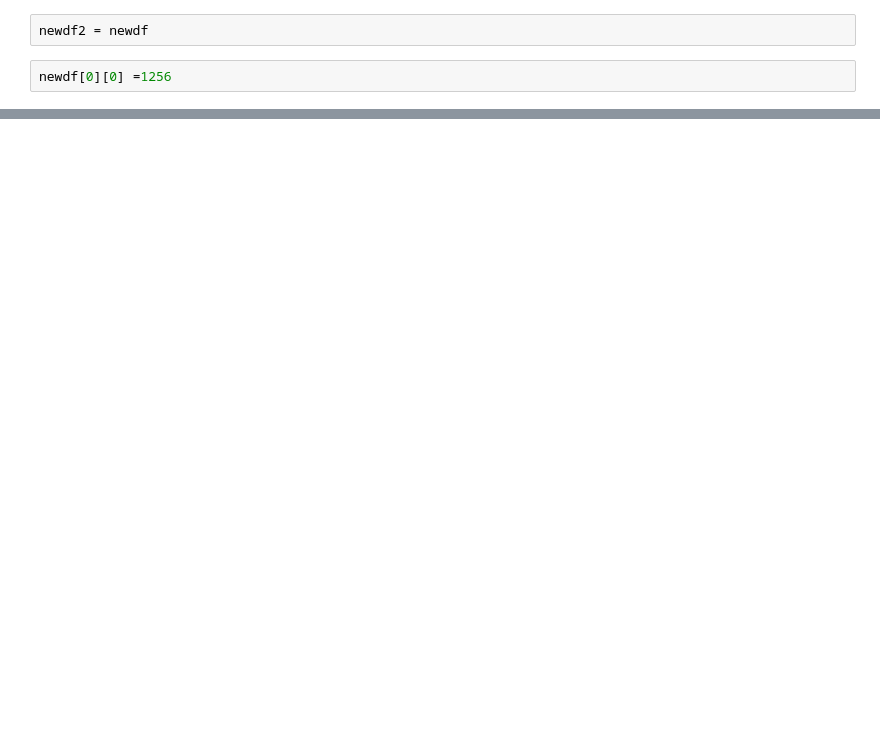
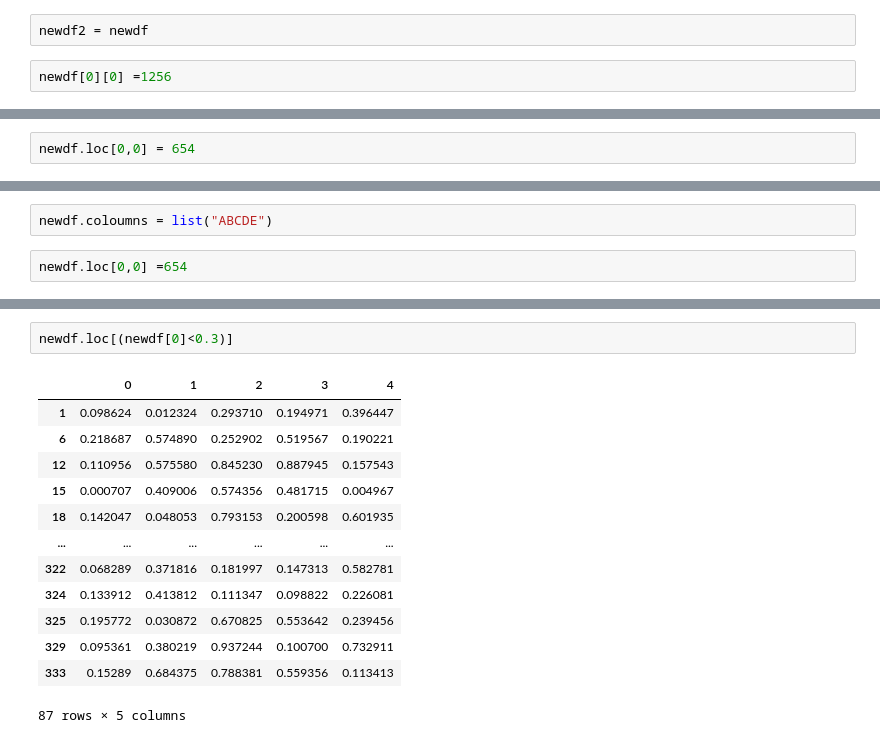
Before and after one commit to HarshitaSharmai/DSA-with-Python, a Jupyter notebook: PANDAS/Pandas.ipynb, the cells around one changed output, grey strips where cells are left out. Saved outputs shown, nothing was run; the diff lists cells and outputs as text; blank space fills up the shorter version.

```diff
--- a/PANDAS/Pandas.ipynb
+++ b/PANDAS/Pandas.ipynb
@@ -270,0 +185,2 @@ newdf
+# %%
+newdf.loc[0,0] = 654
@@ -270,0 +193,4 @@ newdf
+# %%
+newdf.coloumns = list("ABCDE")
+# %%
+newdf.loc[0,0] =654
@@ -270,0 +212,16 @@ newdf
+# %%
+newdf.loc[(newdf[0]<0.3)]
+# %% [output]
+|  | 0 | 1 | 2 | 3 | 4 |
+| 1 | 0.098624 | 0.012324 | 0.293710 | 0.194971 | 0.396447 |
+| 6 | 0.218687 | 0.574890 | 0.252902 | 0.519567 | 0.190221 |
+| 12 | 0.110956 | 0.575580 | 0.845230 | 0.887945 | 0.157543 |
+| 15 | 0.000707 | 0.409006 | 0.574356 | 0.481715 | 0.004967 |
+| 18 | 0.142047 | 0.048053 | 0.793153 | 0.200598 | 0.601935 |
+| ... | ... | ... | ... | ... | ... |
+| 322 | 0.068289 | 0.371816 | 0.181997 | 0.147313 | 0.582781 |
+| 324 | 0.133912 | 0.413812 | 0.111347 | 0.098822 | 0.226081 |
+| 325 | 0.195772 | 0.030872 | 0.670825 | 0.553642 | 0.239456 |
+| 329 | 0.095361 | 0.380219 | 0.937244 | 0.100700 | 0.732911 |
+| 333 | 0.15289 | 0.684375 | 0.788381 | 0.559356 | 0.113413 |
+87 rows × 5 columns
```
Also changed, not shown: parts of 31 cells of this notebook.
